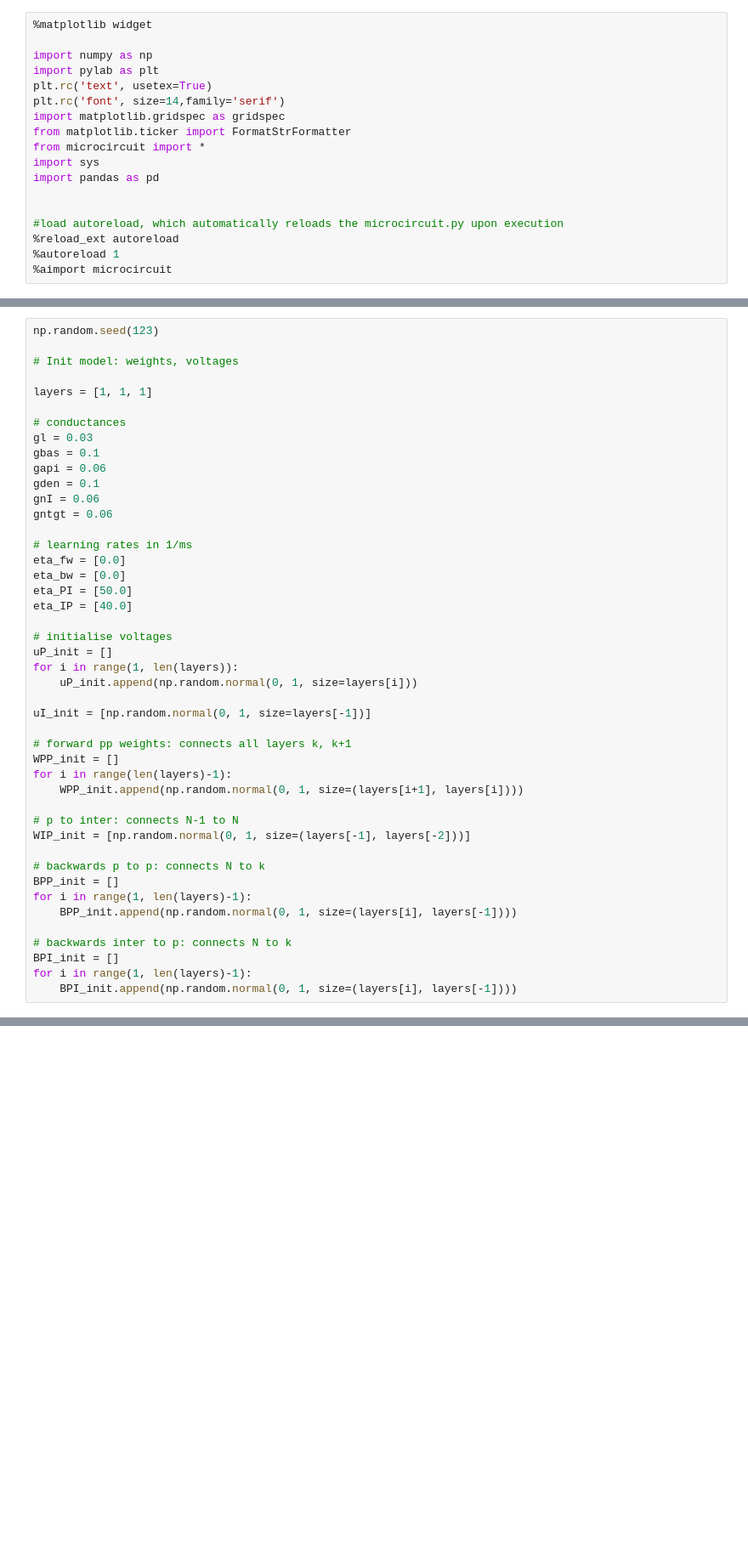
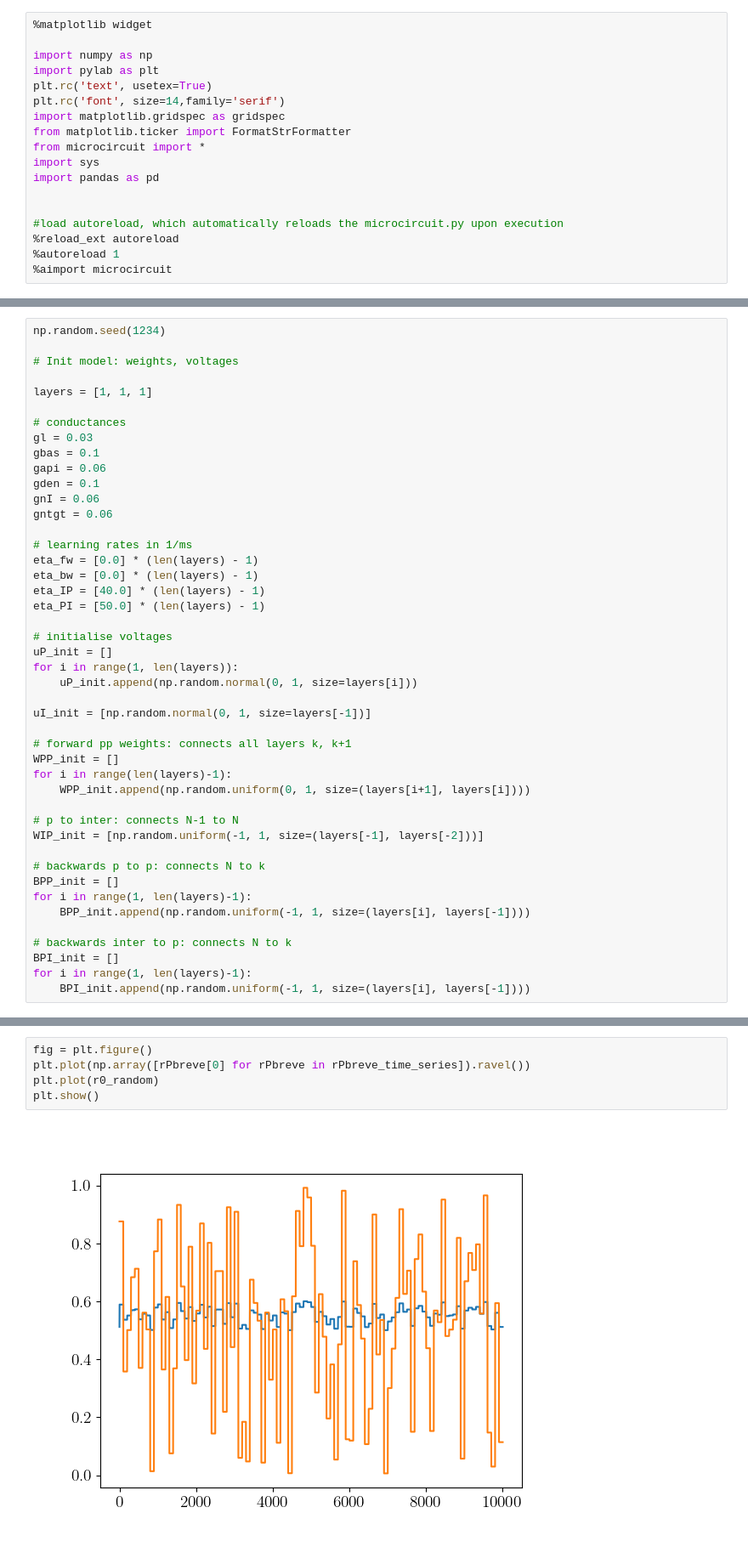
Before and after one commit to kma-code/Phaseless-Alignment-Learning, a Jupyter notebook: RtDeep/RtDeep simple demo.ipynb, the cells around one changed output, grey strips where cells are left out. Shown at 85% size. Cells and saved outputs as stored; diff of their text form; blank space fills up the shorter version.

```diff
--- a/RtDeep/RtDeep simple demo.ipynb
+++ b/RtDeep/RtDeep simple demo.ipynb
@@ -36,5 +36,5 @@ num_Tpres = 1000 * Tpres # total simulation time
 # %%
-np.random.seed(123)
+np.random.seed(1234)
 
 # Init model: weights, voltages
 
@@ -49,10 +49,10 @@ gnI = 0.06
 gntgt = 0.06
 
 # learning rates in 1/ms
-eta_fw = [0.0]
-eta_bw = [0.0]
-eta_PI = [50.0]
-eta_IP = [40.0]
+eta_fw = [0.0] * (len(layers) - 1)
+eta_bw = [0.0] * (len(layers) - 1)
+eta_IP = [40.0] * (len(layers) - 1)
+eta_PI = [50.0] * (len(layers) - 1)
 
 # initialise voltages
 uP_init = []
@@ -64,17 +64,17 @@ uI_init = [np.random.normal(0, 1, size=layers[-1])]
 # forward pp weights: connects all layers k, k+1
 WPP_init = []
 for i in range(len(layers)-1):
-    WPP_init.append(np.random.normal(0, 1, size=(layers[i+1], layers[i])))
+    WPP_init.append(np.random.uniform(0, 1, size=(layers[i+1], layers[i])))
 
 # p to inter: connects N-1 to N
-WIP_init = [np.random.normal(0, 1, size=(layers[-1], layers[-2]))]
+WIP_init = [np.random.uniform(-1, 1, size=(layers[-1], layers[-2]))]
 
 # backwards p to p: connects N to k
 BPP_init = []
 for i in range(1, len(layers)-1):
-    BPP_init.append(np.random.normal(0, 1, size=(layers[i], layers[-1])))
+    BPP_init.append(np.random.uniform(-1, 1, size=(layers[i], layers[-1])))
 
 # backwards inter to p: connects N to k
 BPI_init = []
 for i in range(1, len(layers)-1):
-    BPI_init.append(np.random.normal(0, 1, size=(layers[i], layers[-1])))
+    BPI_init.append(np.random.uniform(-1, 1, size=(layers[i], layers[-1])))
@@ -166,0 +129,7 @@ uI_time_series = [u[1] for u in u_time_series]
+# %%
+fig = plt.figure()
+plt.plot(np.array([rPbreve[0] for rPbreve in rPbreve_time_series]).ravel())
+plt.plot(r0_random)
+plt.show()
+# %% [output]
+[figure, added]
```
Also changed, not shown: parts of 29 cells of this notebook, 1 other file.
